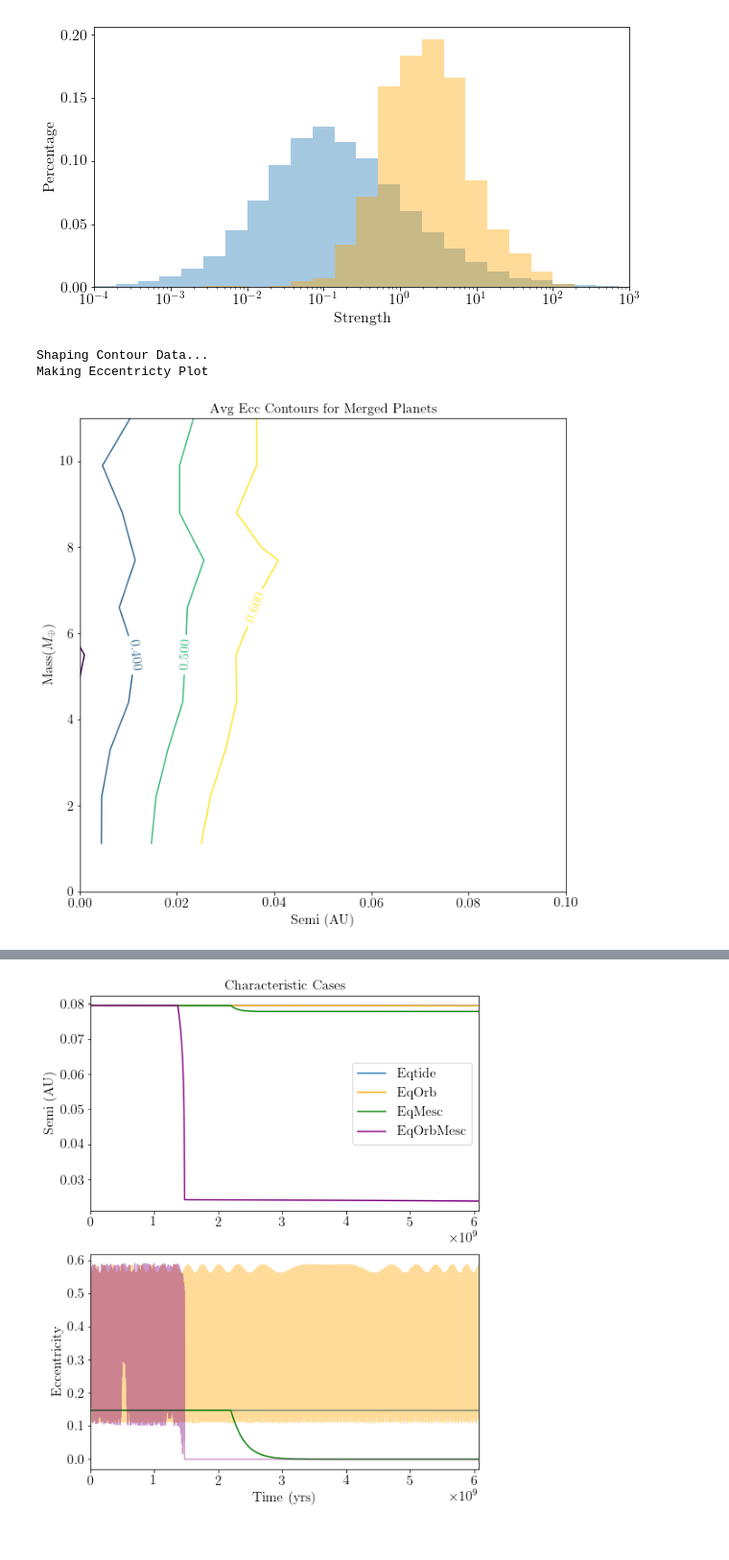
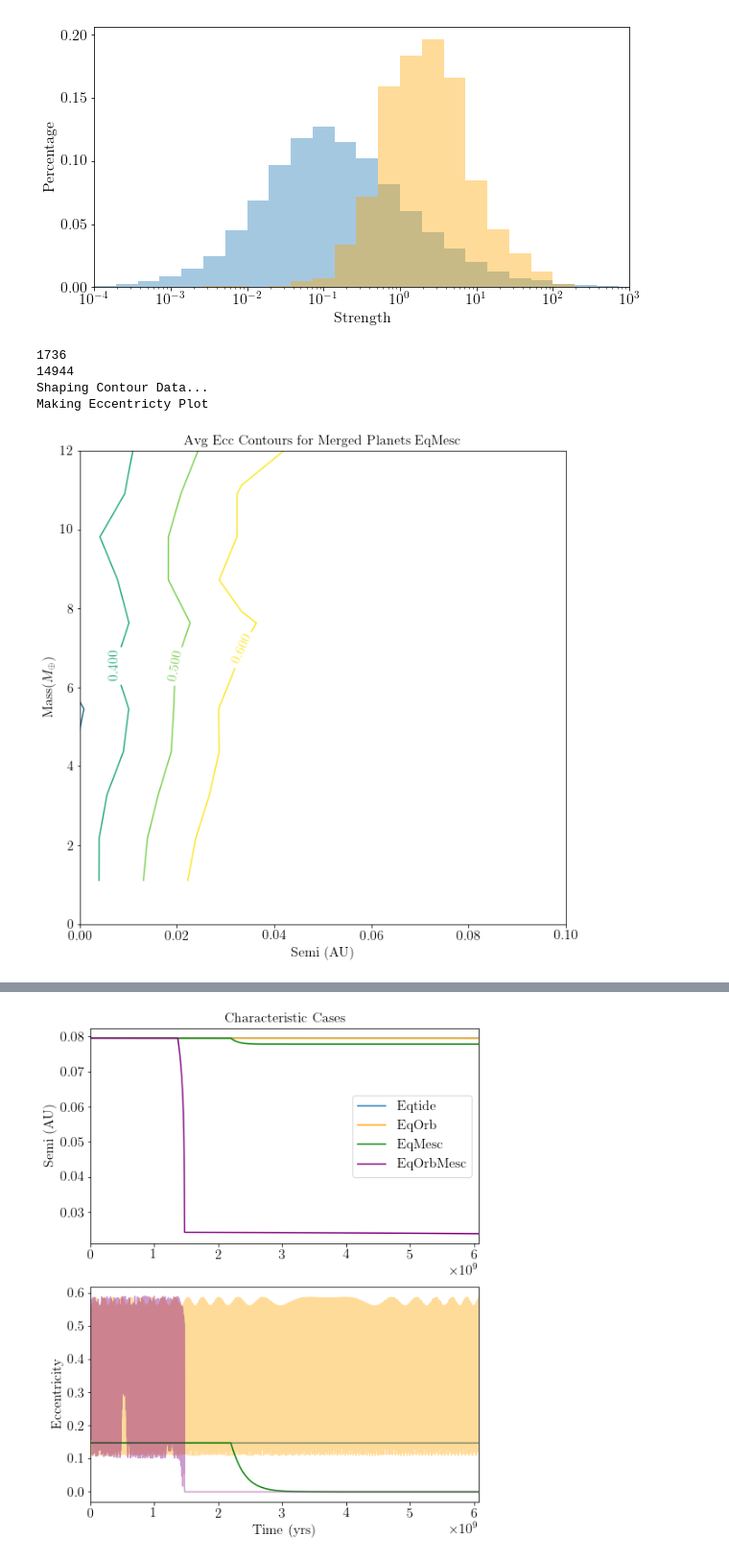
Before and after one commit to dm1681/MergingPerts, a Jupyter notebook: fig_gen.ipynb, the cells around one changed output, grey strips where cells are left out. Shown: that part at 96% size. Drawn from its saved outputs; the diff is of its cells as text; code cells hidden in the pictures.

```diff
--- a/fig_gen.ipynb
+++ b/fig_gen.ipynb
@@ -562,8 +560,8 @@ def make_contour(x_data, y_data, z_data, names='default', labels = ['Semi (AU)',
         y_axis = np.arange(np.min(y_data),math.ceil(np.max(y_data)), y_binwidth)
         #pdb.set_trace()
     else:
-        x_axis = np.arange(xlim[0],xlim[1],x_binwidth)
-        y_axis = np.arange(ylim[0],ylim[1],y_binwidth)
+        x_axis = np.arange(xlim[0],xlim[1]+x_binwidth,x_binwidth)
+        y_axis = np.arange(ylim[0],ylim[1]+y_binwidth,y_binwidth)
     z_axis = np.zeros(shape=(len(y_axis)-1,len(x_axis)-1))
 
     print("Shaping Contour Data...")
@@ -594,7 +592,7 @@ def make_contour(x_data, y_data, z_data, names='default', labels = ['Semi (AU)',
                     extent=(x_axis[0],x_axis[-1],y_axis[0],y_axis[-1]))
     ax.set_xlabel(labels[0],fontsize=16)
     ax.set_ylabel(labels[1],fontsize=16)
-    ax.set_title("Avg "+labels[2]+" Contours for Merged Planets", fontsize=16)
+    ax.set_title("Avg "+labels[2]+" Contours for Merged Planets " + names, fontsize=16)
     ax.set_xlim(xlim)
     ax.clabel(ct,inline=True)
     fig.savefig('./figs/'+name+'.png',bbox_inches='tight', dpi=plot_dpi)
@@ -842,18 +833,21 @@ fig.savefig('./figs/strength_hist.png', bbox_inches='tight', dpi=300)
 # %%
 # now lets analyze the eqtide+atmesc cases
 merged_data_eqmesc = final_data_eqmesc[np.where(final_data_eqmesc['bMerge_eqmesc'] == 1)]
-
+print(len(merged_data_eqmesc))
+print(len(final_data_eqmesc))
 x_data = merged_data_eqmesc['semi_b_0']
 y_data = merged_data_eqmesc['mass_b_0']
 z_data = merged_data_eqmesc['ecc_b_0']
 
-
+levels=[0.1,0.2,0.3,0.4,0.5,0.6]
 
 make_contour(x_data, y_data, z_data, y_binwidth=1, ylim = (0,12), levels=levels,
-             x_binwidth=0.025, xlim=(0,0.1), names='eqmesc_merged');
+             x_binwidth=0.025, xlim=(0,0.1), names='EqMesc');
 # %% [output]
+1736
+14944
 Shaping Contour Data...
 Making Eccentricty Plot
-[figure, old version]
+[figure, new version]
 # %%
 merged_data_eqorbmesc = final_data_eqorbmesc[np.where(final_data_eqorbmesc['bMerge_eqorbmesc'] == 1)]
```
Also changed, not shown: parts of 10 cells of this notebook.
